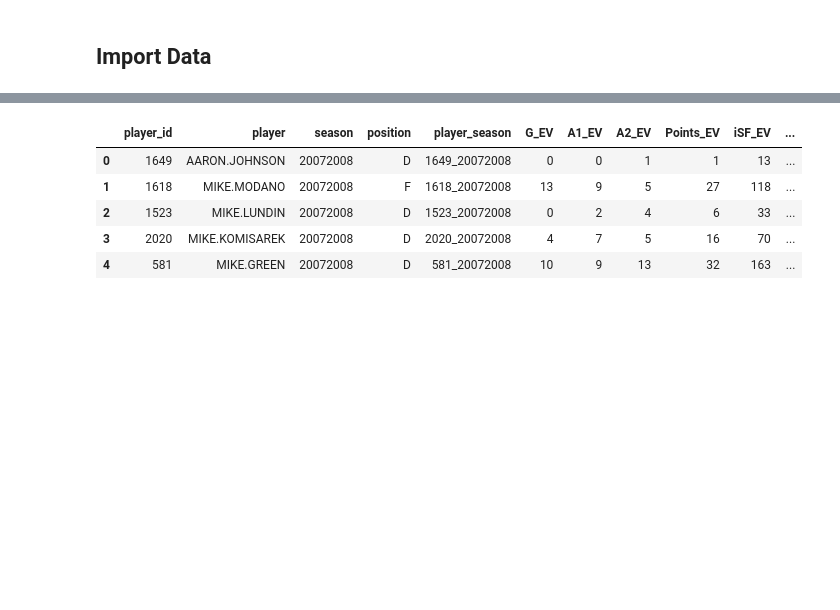
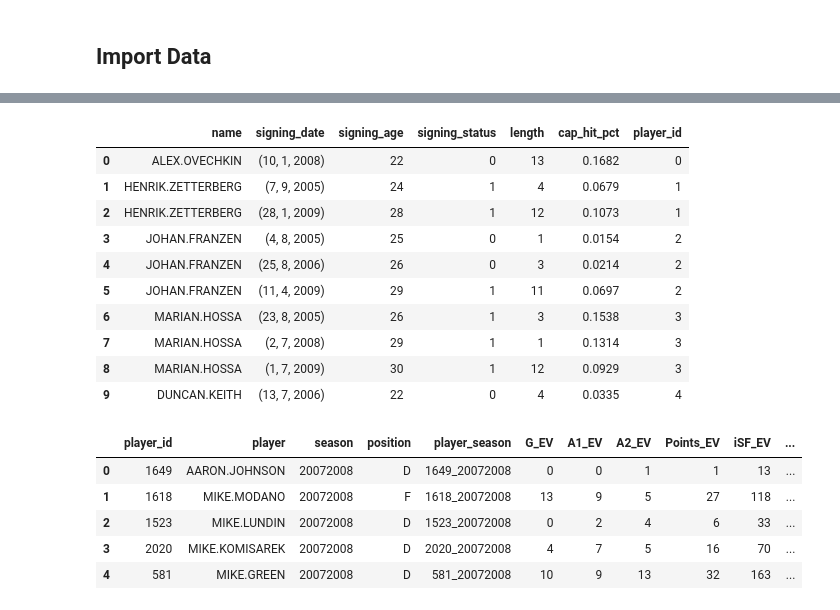
Before and after one commit to lindsay-forestell/MiniProjects, a Jupyter notebook: NHL/presentation.ipynb, the cells around one changed output, grey strips where cells are left out. Saved outputs shown, nothing was run; the diff lists cells and outputs as text; code cells hidden in the pictures; blank space fills up the shorter version.

```diff
--- a/NHL/presentation.ipynb
+++ b/NHL/presentation.ipynb
@@ -183,3 +190,18 @@ display(data_gen_cap.player_stats.head())
+# %%
+# contract stats
+display(data_gen_cap.contract_stats.drop('contract_type', axis=1).head(10))
+# %% [output]
+|  | name | signing_date | signing_age | signing_status | length | cap_hit_pct | player_id |
+| 0 | ALEX.OVECHKIN | (10, 1, 2008) | 22 | 0 | 13 | 0.1682 | 0 |
+| 1 | HENRIK.ZETTERBERG | (7, 9, 2005) | 24 | 1 | 4 | 0.0679 | 1 |
+| 2 | HENRIK.ZETTERBERG | (28, 1, 2009) | 28 | 1 | 12 | 0.1073 | 1 |
+| 3 | JOHAN.FRANZEN | (4, 8, 2005) | 25 | 0 | 1 | 0.0154 | 2 |
+| 4 | JOHAN.FRANZEN | (25, 8, 2006) | 26 | 0 | 3 | 0.0214 | 2 |
+| 5 | JOHAN.FRANZEN | (11, 4, 2009) | 29 | 1 | 11 | 0.0697 | 2 |
+| 6 | MARIAN.HOSSA | (23, 8, 2005) | 26 | 1 | 3 | 0.1538 | 3 |
+| 7 | MARIAN.HOSSA | (2, 7, 2008) | 29 | 1 | 1 | 0.1314 | 3 |
+| 8 | MARIAN.HOSSA | (1, 7, 2009) | 30 | 1 | 12 | 0.0929 | 3 |
+| 9 | DUNCAN.KEITH | (13, 7, 2006) | 22 | 0 | 4 | 0.0335 | 4 |
 # %%
 display(data_gen_cap.game_stats.head())
 display(data_gen_cap.game_stats.describe())
```
Also changed, not shown: parts of 16 cells of this notebook, 57 other files.
